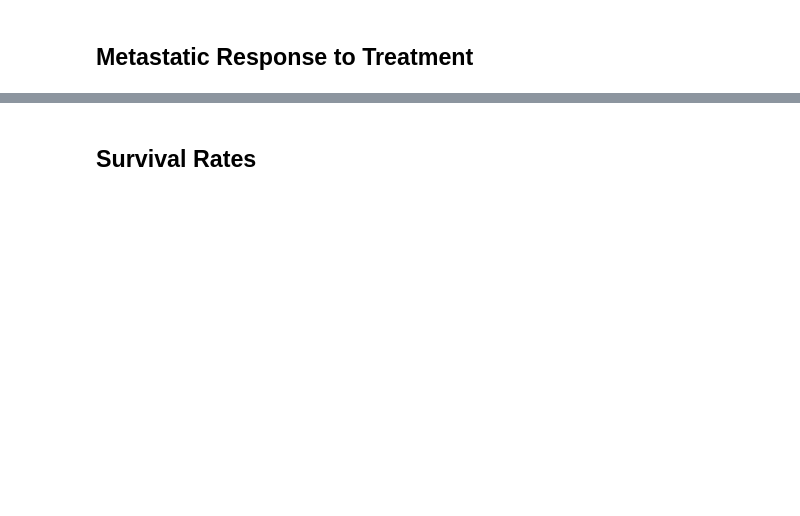
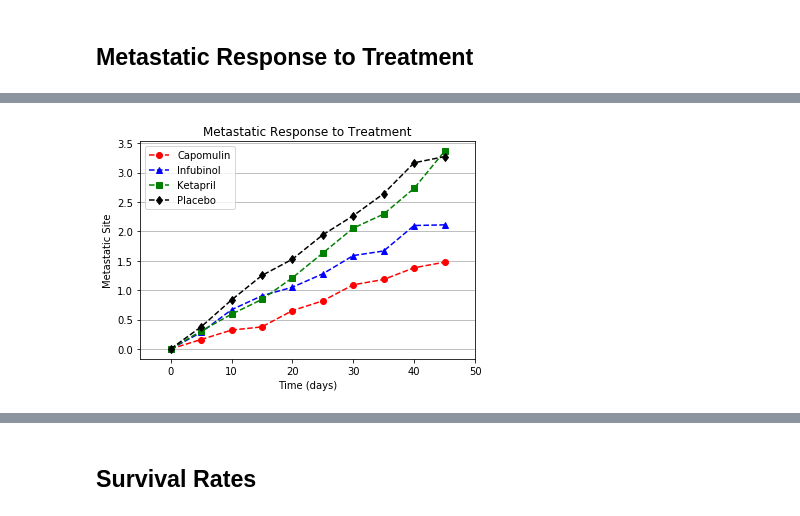
Before and after one commit to stephaniesansburywalters/matplotlib-challenge, a Jupyter notebook: Pymaceuticals/pymaceuticals_starter.ipynb, the cells around one changed output, grey strips where cells are left out. Saved outputs shown, nothing was run; the diff lists cells and outputs as text; code cells hidden in the pictures; blank space fills up the shorter version.

```diff
--- a/Pymaceuticals/pymaceuticals_starter.ipynb
+++ b/Pymaceuticals/pymaceuticals_starter.ipynb
@@ -106,7 +130,11 @@ plt.show()
 ## Metastatic Response to Treatment
 # %%
 # Store the Mean Met. Site Data Grouped by Drug and Timepoint
+Average_Met_Site_by_Drug_and_TP = combined_data_df.groupby(['Drug', 'Timepoint']).mean()['Metastatic Sites']
 
 # Convert to DataFrame
+Met_Site_by_Drug_and_TP_df = pd.DataFrame(Average_Met_Site_by_Drug_and_TP)
+Met_Site_by_Drug_and_TP_df = Met_Site_by_Drug_and_TP_df.reset_index()
 
 # Preview DataFrame
+Met_Site_by_Drug_and_TP_df.head()
@@ -113,6 +148,9 @@ plt.show()
 # %%
 # Store the Standard Error associated with Met. Sites Grouped by Drug and Timepoint
+Standard_Error_Met_Site_by_Drug_and_TP = combined_data_df.groupby(['Drug', 'Timepoint'])['Metastatic Sites'].sem()
 
 # Convert to DataFrame
+Standard_Error_Met_Site_by_Drug_and_TP_df = pd.DataFrame(Standard_Error_Met_Site_by_Drug_and_TP).reset_index()
 
 # Preview DataFrame
+Standard_Error_Met_Site_by_Drug_and_TP_df.head()
@@ -119,4 +164,8 @@ plt.show()
 # %%
 # Minor Data Munging to Re-Format the Data Frames
+Met_Site_by_Drug_and_TP_df = Met_Site_by_Drug_and_TP_df.pivot(index= 'Timepoint', columns= 'Drug', values= 'Metastatic Sites')
+
+Standard_Error_Met_Site_by_Drug_and_TP_df = Standard_Error_Met_Site_by_Drug_and_TP_df.pivot(index= 'Timepoint', columns= 'Drug', values= 'Metastatic Sites')
 
 # Preview that Reformatting worked
+Met_Site_by_Drug_and_TP_df.head()
@@ -129,3 +180,31 @@ plt.show()
+# %%
+# Generate the Plot (with Error Bars)
+Cap = Met_Site_by_Drug_and_TP_df['Capomulin']
+Cap_Error = Standard_Error_Met_Site_by_Drug_and_TP_df['Capomulin']
+Inf = Met_Site_by_Drug_and_TP_df['Infubinol']
+Cap_Error = Standard_Error_Met_Site_by_Drug_and_TP_df['Infubinol']
+Ket = Met_Site_by_Drug_and_TP_df['Ketapril']
+Cap_Error = Standard_Error_Met_Site_by_Drug_and_TP_df['Ketapril']
+Pla = Met_Site_by_Drug_and_TP_df['Placebo']
+Cap_Error = Standard_Error_Met_Site_by_Drug_and_TP_df['Placebo']
+
+plt.xlabel('Time (days)')
+plt.ylabel('Metastatic Site')
+plt.title('Metastatic Response to Treatment')
+plt.xlim(-5,50)
+plt.grid(axis= 'y')
+
+plt.plot(Cap, 'ro--', label='Capomulin')
+#plt.plot(Cap, 'ro--',label= 'Capomulin', yerr=Cap_Error)
+plt.plot(Inf,'b^--',label='Infubinol')
+plt.plot(Ket,'gs--',label="Ketapril")
+plt.plot(Pla,'kd--', label="Placebo")
+plt.legend()
+
+# Show the Figure
+plt.show()
+# %% [output]
+[figure, added]
 # %% [markdown]
 ![Metastatic Spread During Treatment](../Images/spread.png)
 # %% [markdown]
```
Also changed, not shown: parts of 10 cells of this notebook.
